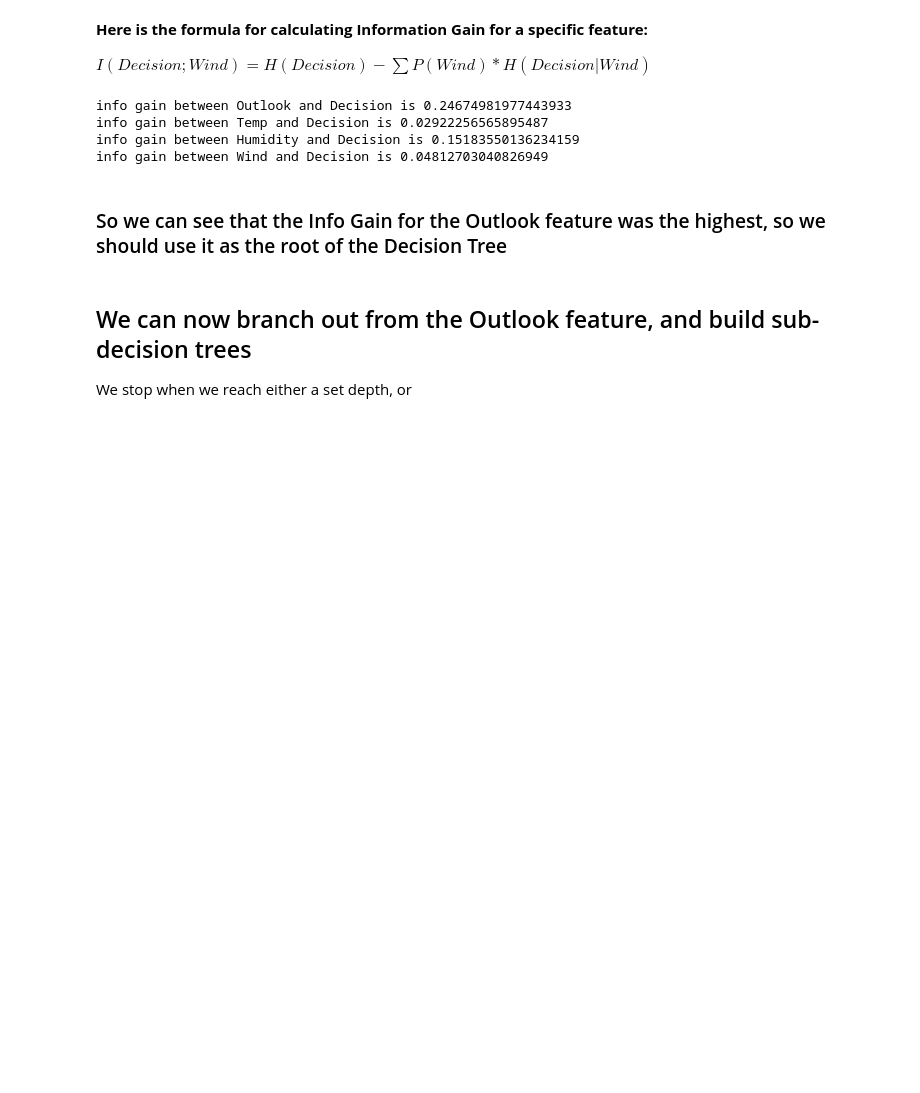
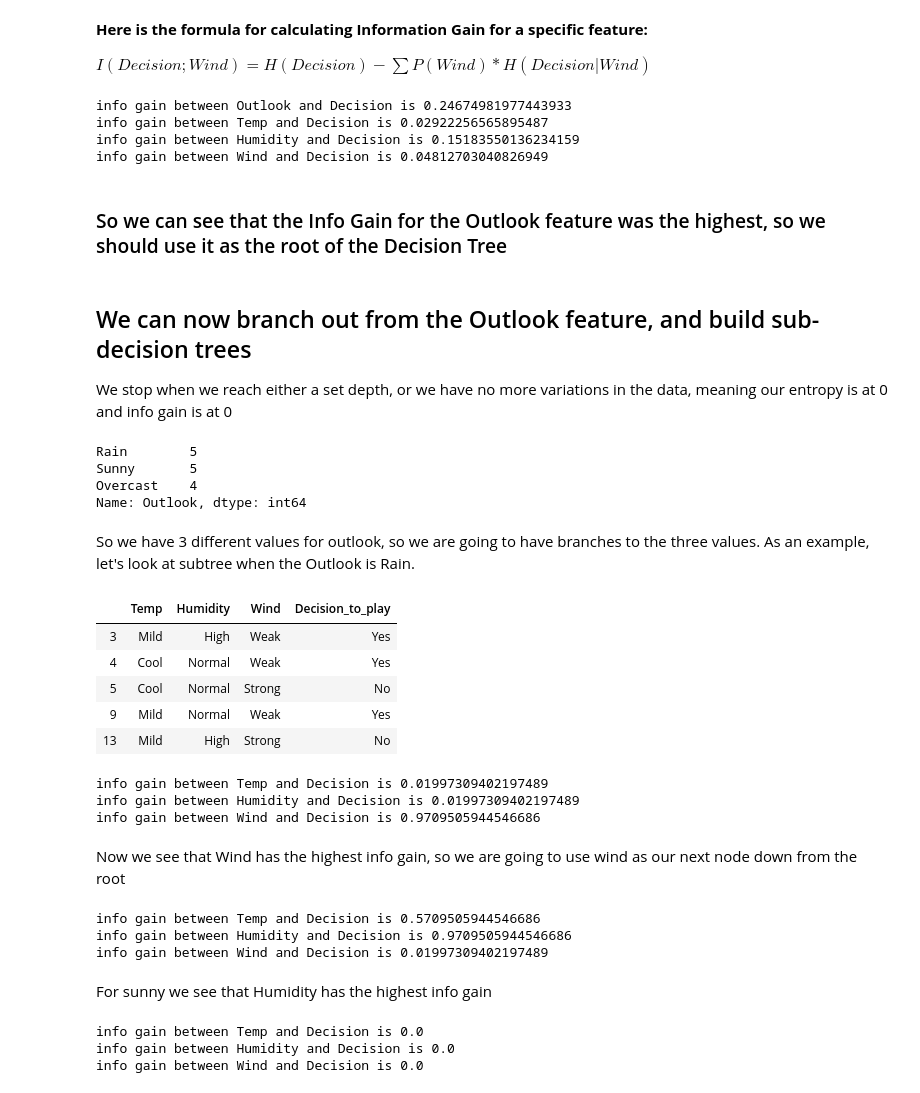
Before and after one commit to APNovichkov/python-ml, a Jupyter notebook: decision-tree/post-lesson/review.ipynb, the cells around one changed output. Saved outputs shown, nothing was run; the diff lists cells and outputs as text; code cells hidden in the pictures; blank space fills up the shorter version.

```diff
--- a/decision-tree/post-lesson/review.ipynb
+++ b/decision-tree/post-lesson/review.ipynb
@@ -156,4 +156,53 @@ info gain between Wind and Decision is 0.04812703040826949
 ### So we can see that the Info Gain for the Outlook feature was the highest, so we should use it as the root of the Decision Tree
 # %% [markdown]
 ## We can now branch out from the Outlook feature, and build sub-decision trees
-We stop when we reach either a set depth, or
+We stop when we reach either a set depth, or we have no more variations in the data, meaning our entropy is at 0 and info gain is at 0
+# %%
+df.Outlook.value_counts()
+# %% [output]
+Rain        5
+Sunny       5
+Overcast    4
+Name: Outlook, dtype: int64
+# %% [markdown]
+So we have 3 different values for outlook, so we are going to have branches to the three values. As an example, let's look at subtree when the Outlook is Rain.
+# %%
+rain_df = df[df['Outlook'] == 'Rain'].drop(['Outlook'], axis=1)
+rain_df.head()
+# %% [output]
+|  | Temp | Humidity | Wind | Decision_to_play |
+| 3 | Mild | High | Weak | Yes |
+| 4 | Cool | Normal | Weak | Yes |
+| 5 | Cool | Normal | Strong | No |
+| 9 | Mild | Normal | Weak | Yes |
+| 13 | Mild | High | Strong | No |
+# %%
+for col in rain_df.columns[:-1]:
+    info_gain = get_info_gain(rain_df, col, df.columns[-1:][0])
+    print(f'info gain between {col} and Decision is {info_gain}')
+# %% [output]
+info gain between Temp and Decision is 0.01997309402197489
+info gain between Humidity and Decision is 0.01997309402197489
+info gain between Wind and Decision is 0.9709505944546686
+# %% [markdown]
+Now we see that Wind has the highest info gain, so we are going to use wind as our next node down from the root
+# %%
+sunny_df = df[df['Outlook'] == 'Sunny'].drop(['Outlook'], axis=1)
+for col in sunny_df.columns[:-1]:
+    info_gain = get_info_gain(sunny_df, col, df.columns[-1:][0])
+    print(f'info gain between {col} and Decision is {info_gain}')
+# %% [output]
+info gain between Temp and Decision is 0.5709505944546686
+info gain between Humidity and Decision is 0.9709505944546686
+info gain between Wind and Decision is 0.01997309402197489
+# %% [markdown]
+For sunny we see that Humidity has the highest info gain
+# %%
+overcast_df = df[df['Outlook'] == 'Overcast'].drop(['Outlook'], axis=1)
+for col in overcast_df.columns[:-1]:
+    info_gain = get_info_gain(overcast_df, col, df.columns[-1:][0])
+    print(f'info gain between {col} and Decision is {info_gain}')
+# %% [output]
+info gain between Temp and Decision is 0.0
+info gain between Humidity and Decision is 0.0
+info gain between Wind and Decision is 0.0
```
Also changed, not shown: parts of 25 cells of this notebook, 1 other file.
